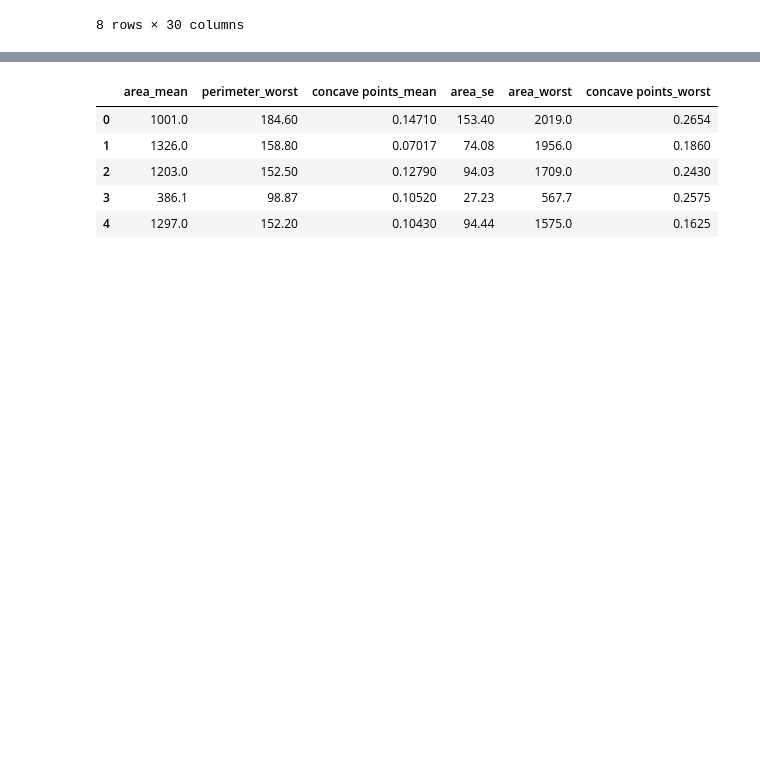
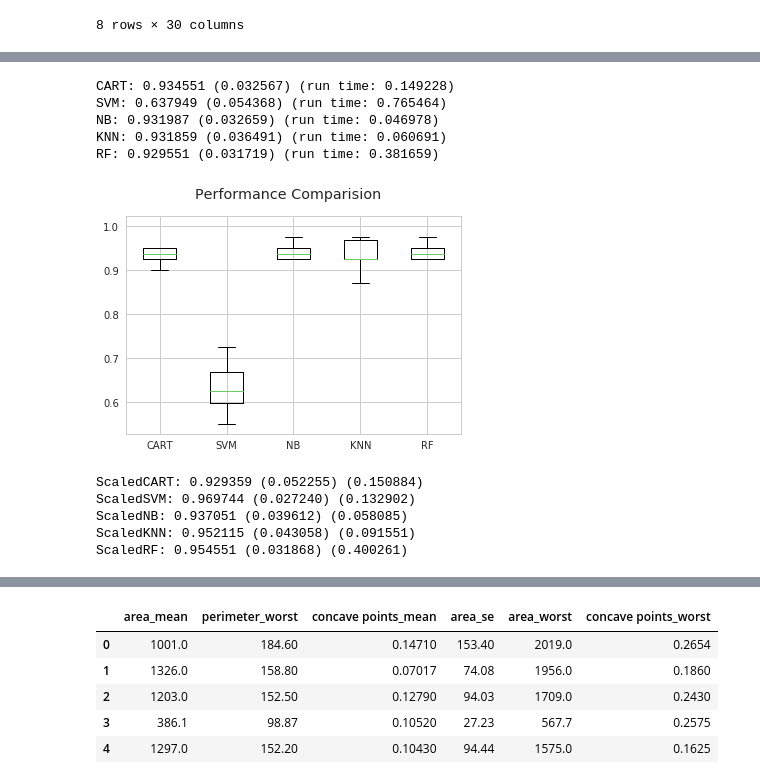
Before and after one commit to kchivorn/datascience, a Jupyter notebook: model.ipynb, the cells around one changed output, grey strips where cells are left out. Cells and saved outputs as stored; diff of their text form; code cells hidden in the pictures; blank space fills up the shorter version.

```diff
--- a/model.ipynb
+++ b/model.ipynb
@@ -107,0 +115,75 @@ sns.heatmap(x.corr(), annot=True, linewidths=0.5, fmt='.1f', ax=ax)
+# %%
+x_train, x_test, y_train, y_test = train_test_split(x, y, test_size=0.3, random_state=123)
+# %%
+from sklearn.model_selection import KFold, cross_val_score
+from sklearn.tree import DecisionTreeClassifier
+from sklearn.neighbors import KNeighborsClassifier
+from sklearn.naive_bayes import GaussianNB
+from sklearn.svm import SVC
+from sklearn.ensemble import RandomForestClassifier
+
+models = []
+models.append(('CART', DecisionTreeClassifier()))
+models.append(('SVM', SVC()))
+models.append(('NB', GaussianNB()))
+models.append(('KNN', KNeighborsClassifier()))
+models.append(('RF', RandomForestClassifier()))
+
+num_folds = 10
+results = []
+names = []
+kfold = KFold(n_splits=num_folds, random_state=123)
+for name, model in models:
+    start = time.time()
+    cv_results = cross_val_score(model, x_train, y_train, cv=kfold, scoring='accuracy')
+    end = time.time()
+    results.append(cv_results)
+    names.append(name)
+    print("%s: %f (%f) (run time: %f)" % (name, cv_results.mean(), cv_results.std(), end-start))
+# %% [output]
+CART: 0.934551 (0.032567) (run time: 0.149228)
+SVM: 0.637949 (0.054368) (run time: 0.765464)
+NB: 0.931987 (0.032659) (run time: 0.046978)
+KNN: 0.931859 (0.036491) (run time: 0.060691)
+RF: 0.929551 (0.031719) (run time: 0.381659)
+# %%
+fig = plt.figure()
+fig.suptitle('Performance Comparision')
+ax= fig.add_subplot(111)
+plt.boxplot(results)
+ax.set_xticklabels(names)
+plt.show()
+# %% [output]
+[figure, added]
+# %%
+from sklearn.pipeline import Pipeline
+from sklearn.preprocessing import StandardScaler
+import warnings
+
+pipelines = []
+
+pipelines.append(('ScaledCART', Pipeline([('Scaler', StandardScaler()), ('CART', DecisionTreeClassifier())])))
+pipelines.append(('ScaledSVM', Pipeline([('Scaler', StandardScaler()), ('SVM', SVC())])))
+pipelines.append(('ScaledNB', Pipeline([('Scaler', StandardScaler()), ('NB', GaussianNB())])))
+pipelines.append(('ScaledKNN', Pipeline([('Scaler', StandardScaler()), ('KNN', KNeighborsClassifier())])))
+pipelines.append(('ScaledRF', Pipeline([('Scaler', StandardScaler()), ('RF', RandomForestClassifier())])))
+
+results = []
+names = []
+
+with warnings.catch_warnings():
+    warnings.simplefilter('ignore')
+    kfold = KFold(n_splits=num_folds, random_state=123)
+    for name, model in pipelines:
+        start = time.time()
+        cv_results = cross_val_score(model, x_train, y_train, cv=kfold, scoring='accuracy')
+        end = time.time()
+        results.append(cv_results)
+        names.append(name)
+        print("%s: %f (%f) (%f)" % (name, cv_results.mean(), cv_results.std(), end-start))
+# %% [output]
+ScaledCART: 0.929359 (0.052255) (0.150884)
+ScaledSVM: 0.969744 (0.027240) (0.132902)
+ScaledNB: 0.937051 (0.039612) (0.058085)
+ScaledKNN: 0.952115 (0.043058) (0.091551)
+ScaledRF: 0.954551 (0.031868) (0.400261)
```
Also changed, not shown: parts of 21 cells of this notebook.
